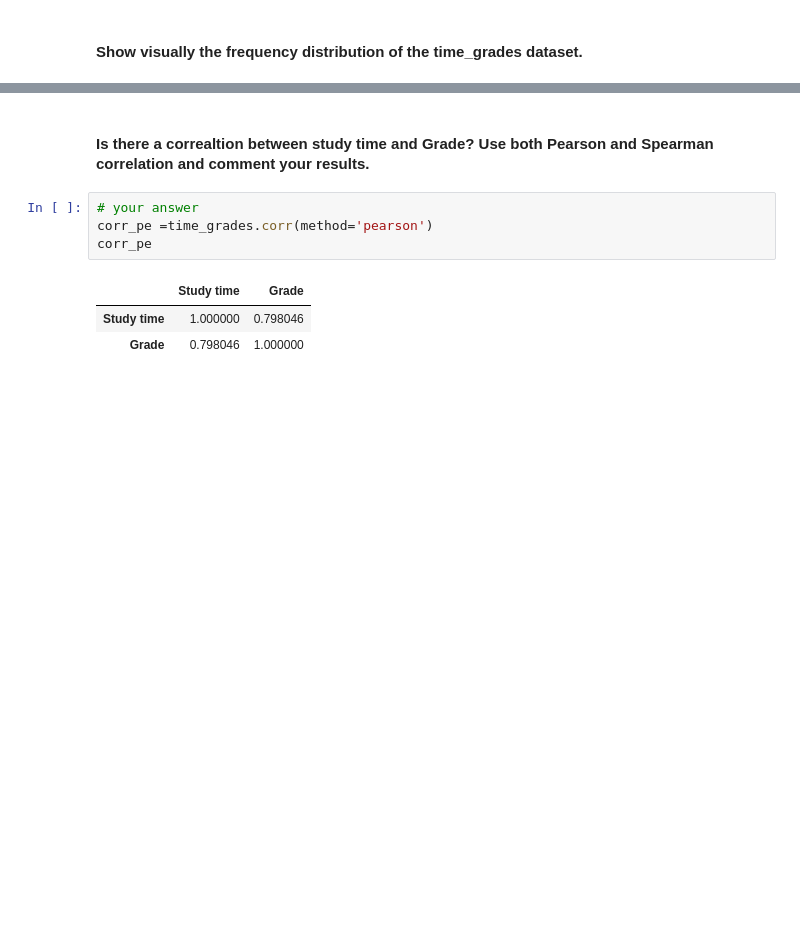
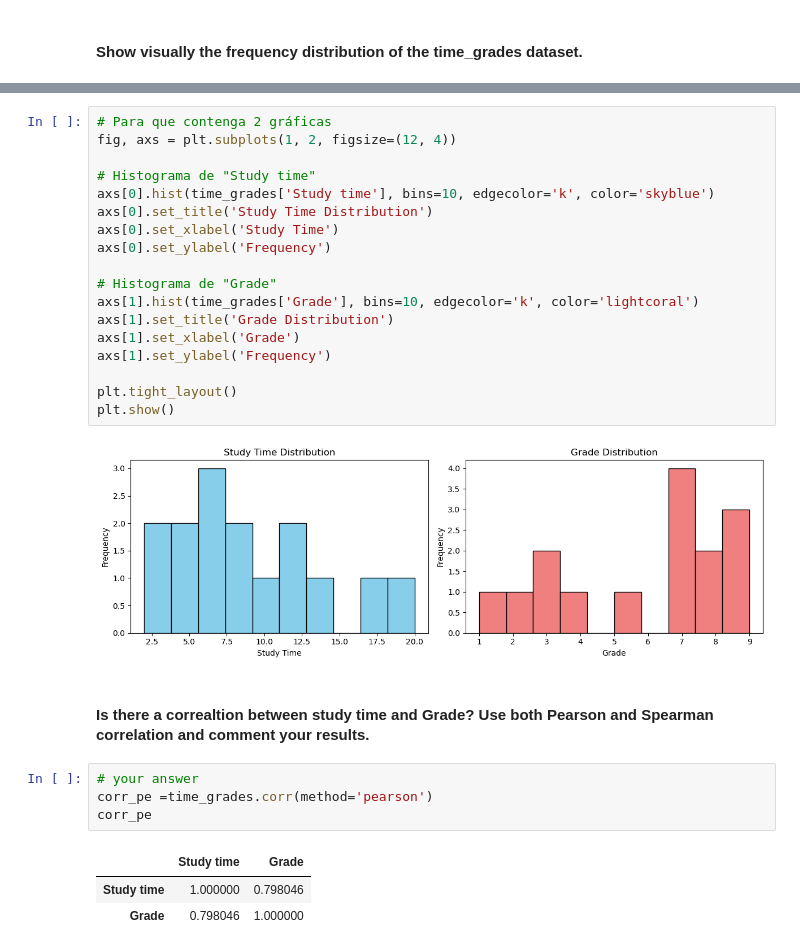
Before and after one commit to Ironhack-Data-Madrid-Octubre-2023/5.1-lab_pivot_table_and_correlation, a Jupyter notebook: your_code/main.ipynb, the cells around one changed output, grey strips where cells are left out. Drawn from its saved outputs; the diff is of its cells as text; blank space fills up the shorter version.

```diff
--- a/your_code/main.ipynb
+++ b/your_code/main.ipynb
@@ -421,4 +432,24 @@ time_grades.plot();
 [figure]
+# %%
+# Para que contenga 2 gráficas
+fig, axs = plt.subplots(1, 2, figsize=(12, 4))
+
+# Histograma de "Study time"
+axs[0].hist(time_grades['Study time'], bins=10, edgecolor='k', color='skyblue')
+axs[0].set_title('Study Time Distribution')
+axs[0].set_xlabel('Study Time')
+axs[0].set_ylabel('Frequency')
+
+# Histograma de "Grade"
+axs[1].hist(time_grades['Grade'], bins=10, edgecolor='k', color='lightcoral')
+axs[1].set_title('Grade Distribution')
+axs[1].set_xlabel('Grade')
+axs[1].set_ylabel('Frequency')
+
+plt.tight_layout()
+plt.show()
+# %% [output]
+[figure, added]
 # %% [markdown]
 #### Is there a correaltion between study time and Grade? Use both Pearson and Spearman correlation and comment your results.
 # %%
```
Also changed, not shown: parts of 2 cells of this notebook.
